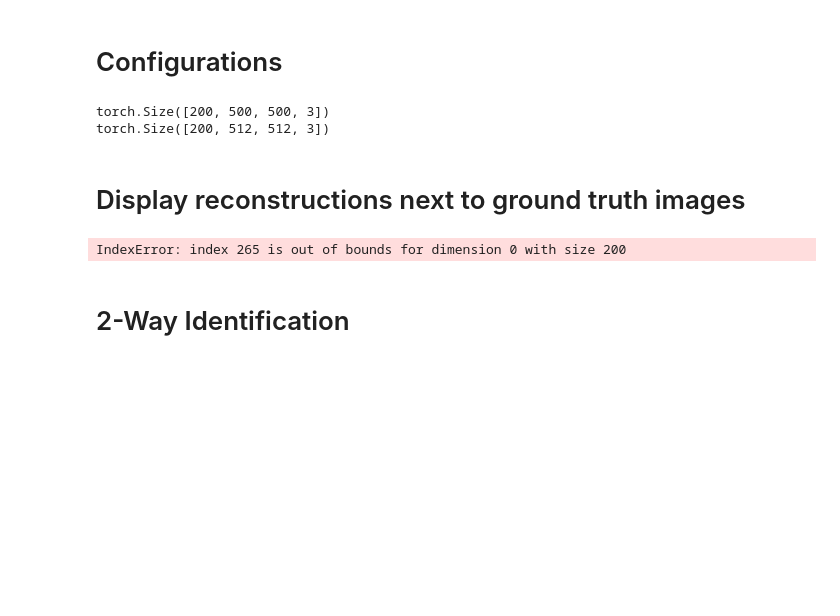
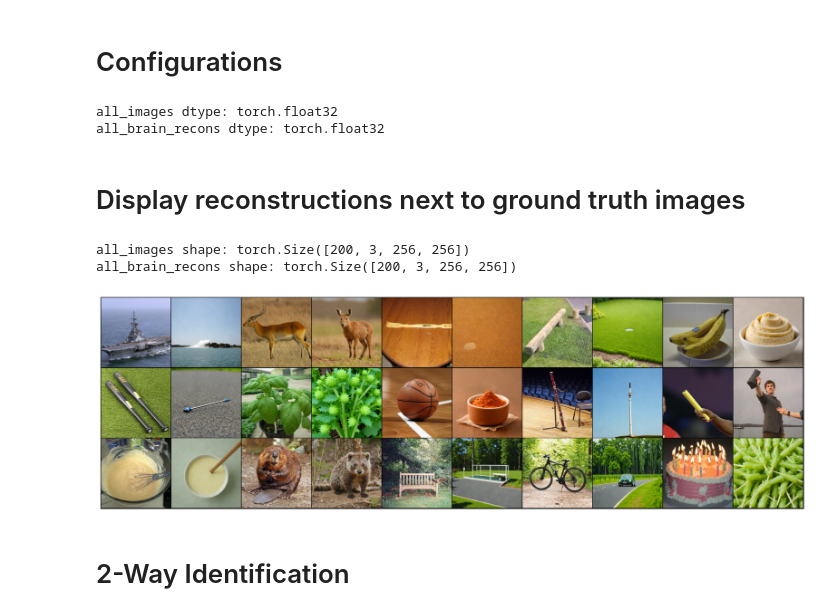
Before and after one commit to liver0377/EEG_DECODE, a Jupyter notebook: Generation/Reconstruction_Metrics_ATM.ipynb, the cells around one changed output. Saved outputs shown, nothing was run; the diff lists cells and outputs as text; code cells hidden in the pictures; blank space fills up the shorter version.

```diff
--- a/Generation/Reconstruction_Metrics_ATM.ipynb
+++ b/Generation/Reconstruction_Metrics_ATM.ipynb
@@ -46,20 +108,30 @@ target_dir = '/home/tom/fsas/eeg_data/features/generated_images_tensors/clip'
 if not os.path.exists(target_dir):
     os.makedirs(target_dir)
 
+file_list = sorted(
+    [f for f in os.listdir(source_dir) if f.endswith('.png')],
+    key=lambda x: int(x.split('.')[0])  # 提取文件名中的数字进行排序
+)
+
 # Initialize a list to hold all the image tensors
 tensor_list = []
 
 # Iterate over the folders in the source directory
-for image_name in os.listdir(source_dir):
+for image_name in file_list:
     image_path = os.path.join(source_dir, image_name)
-
+    print(f"image path: {image_path}")
     with Image.open(image_path) as img:
         # Convert the image to a PyTorch tensor and add a batch dimension
-        tensor = torch.tensor(np.array(img)).unsqueeze(0)
+        img = img.resize((256, 256), Image.BILINEAR)
+        img = img.convert('RGB')
+        tensor = torch.tensor(np.array(img)).float() / 255.0
+        tensor = tensor.permute(2, 0, 1).unsqueeze(0)
         tensor_list.append(tensor)
 
 # Concatenate all tensors along the 0th dimension
 all_tensors = torch.cat(tensor_list, dim=0)
+print(f"all_tensors shape: {all_tensors.shape}")
+
 
 # Save the combined tensor
 combined_tensor_path = os.path.join(target_dir, "generated_images_clip.pt")
@@ -106,51 +280,57 @@ torch.save(all_tensors, combined_tensor_path)
 # %% [markdown]
 # Configurations
 # %%
-recon_path = '/home/tom/fsas/eeg_data/features/generated_images_tensors/clip/generated_images_clip.pt'
+recon_path = '/home/tom/fsas/eeg_data/features/generated_images_tensors/clip_low-level/generated_images_clip_low_level.pt'
+# recon_path = '/home/tom/fsas/eeg_data/features/generated_images_tensors/clip_old/generated_images_clip_old.pt'
 all_images_path = '/home/tom/fsas/eeg_data/features/test_images_tensors/test_images.pt'
 all_brain_recons = torch.load(f'{recon_path}')
 all_images = torch.load(f'{all_images_path}')
 
-print(all_images.shape)
-print(all_brain_recons.shape)
 
 all_images = all_images.to(device)
-all_brain_recons = all_brain_recons.to(device).to(all_images.dtype).clamp(0,1)
+all_brain_recons = all_brain_recons.to(device)
+
+print(f"all_images dtype: {all_images.dtype}")
+print(f"all_brain_recons dtype: {all_brain_recons.dtype}")
 # %% [output]
-torch.Size([200, 500, 500, 3])
-torch.Size([200, 512, 512, 3])
+all_images dtype: torch.float32
+all_brain_recons dtype: torch.float32
 # %% [markdown]
 # Display reconstructions next to ground truth images
 # %%
-imsize = 256
-all_images = transforms.Resize((imsize,imsize))(all_images)
-all_brain_recons = transforms.Resize((imsize,imsize))(all_brain_recons)
+# all_images = all_images.permute(0, 3, 1, 2).contiguous().float()
+# all_brain_recons = all_brain_recons.permute(0, 3, 1, 2).contiguous().float()
+
+print(f"all_images shape: {all_images.shape}") # [200, 256, 256, 3]
+print(f"all_brain_recons shape: {all_brain_recons.shape}") #[200, 256, 256, 3]
 
 np.random.seed(0)
-ind = np.flip(np.array([112,119,101,44,159,22,173,174,175,189,981,243,249,255,265]))
+ind = np.array([0, 1, 2, 3, 4, 5, 6, 7, 8, 9, 10, 11, 12, 13, 14])
 
-all_interleaved = torch.zeros(len(ind)*2,3,imsize,imsize)
+all_interleaved = torch.zeros(len(ind)*2, 3,256, 256)
 icount = 0
 for t in ind:
     all_interleaved[icount] = all_images[t]
     all_interleaved[icount+1] = all_brain_recons[t]
     icount += 2
 
 plt.rcParams["savefig.bbox"] = 'tight'
 def show(imgs,figsize):
     if not isinstance(imgs, list):
         imgs = [imgs]
     fig, axs = plt.subplots(ncols=len(imgs), squeeze=False, figsize=figsize)
     for i, img in enumerate(imgs):
         img = img.detach()
         img = transforms.ToPILImage()(img)
         axs[0, i].imshow(np.asarray(img))
         axs[0, i].set(xticklabels=[], yticklabels=[], xticks=[], yticks=[])
 
 grid = make_grid(all_interleaved, nrow=10, padding=2)
 show(grid,figsize=(20,16))
 # %% [output]
-IndexError: index 265 is out of bounds for dimension 0 with size 200
+all_images shape: torch.Size([200, 3, 256, 256])
+all_brain_recons shape: torch.Size([200, 3, 256, 256])
+[figure, added]
 # %% [markdown]
 # 2-Way Identification
 # %%
```
Also changed, not shown: parts of 16 cells of this notebook, 2 other files.
